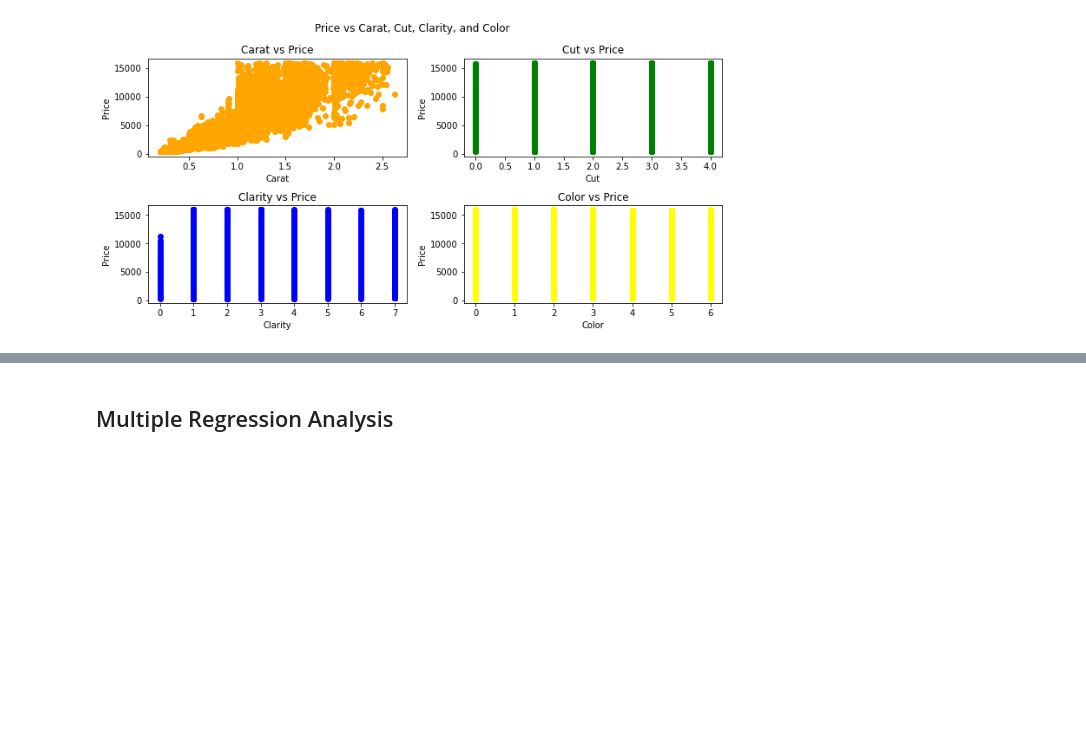
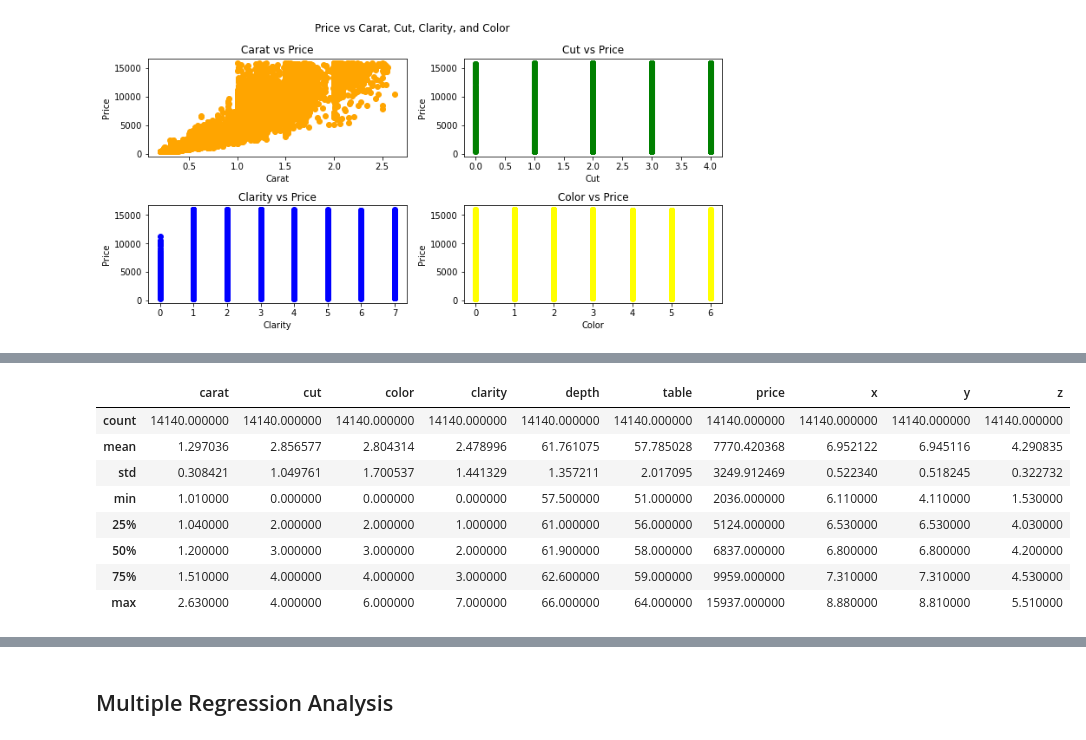
Before and after one commit to Jbglet29/AIT580_T7_Final_Project, a Jupyter notebook: AIT580_T7_GCT_Final_Project.ipynb, the cells around one changed output, grey strips where cells are left out. Saved outputs shown, nothing was run; the diff lists cells and outputs as text; code cells hidden in the pictures; blank space fills up the shorter version.

```diff
--- a/AIT580_T7_GCT_Final_Project.ipynb
+++ b/AIT580_T7_GCT_Final_Project.ipynb
@@ -273,0 +355,12 @@ plt.show()
+# %%
+over1_Ds.describe()
+# %% [output]
+|  | carat | cut | color | clarity | depth | table | price | x | y | z |
+| count | 14140.000000 | 14140.000000 | 14140.000000 | 14140.000000 | 14140.000000 | 14140.000000 | 14140.000000 | 14140.000000 | 14140.000000 | 14140.000000 |
+| mean | 1.297036 | 2.856577 | 2.804314 | 2.478996 | 61.761075 | 57.785028 | 7770.420368 | 6.952122 | 6.945116 | 4.290835 |
+| std | 0.308421 | 1.049761 | 1.700537 | 1.441329 | 1.357211 | 2.017095 | 3249.912469 | 0.522340 | 0.518245 | 0.322732 |
+| min | 1.010000 | 0.000000 | 0.000000 | 0.000000 | 57.500000 | 51.000000 | 2036.000000 | 6.110000 | 4.110000 | 1.530000 |
+| 25% | 1.040000 | 2.000000 | 2.000000 | 1.000000 | 61.000000 | 56.000000 | 5124.000000 | 6.530000 | 6.530000 | 4.030000 |
+| 50% | 1.200000 | 3.000000 | 3.000000 | 2.000000 | 61.900000 | 58.000000 | 6837.000000 | 6.800000 | 6.800000 | 4.200000 |
+| 75% | 1.510000 | 4.000000 | 4.000000 | 3.000000 | 62.600000 | 59.000000 | 9959.000000 | 7.310000 | 7.310000 | 4.530000 |
+| max | 2.630000 | 4.000000 | 6.000000 | 7.000000 | 66.000000 | 64.000000 | 15937.000000 | 8.880000 | 8.810000 | 5.510000 |
```
Also changed, not shown: parts of 44 cells of this notebook.
